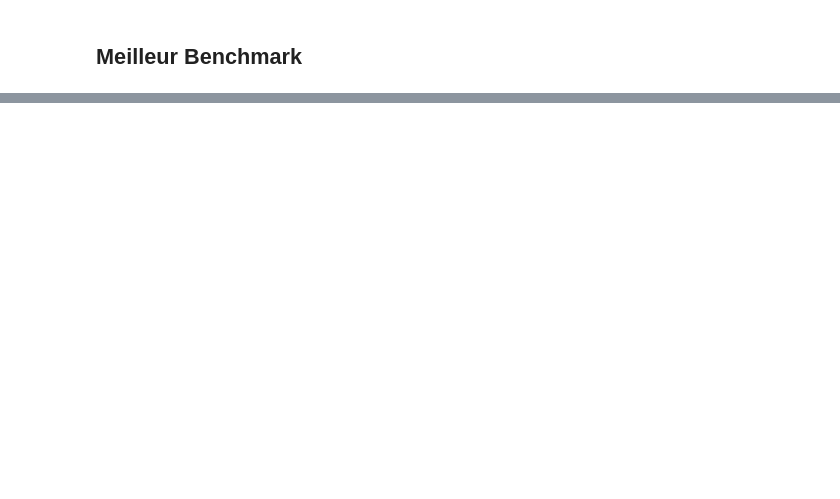
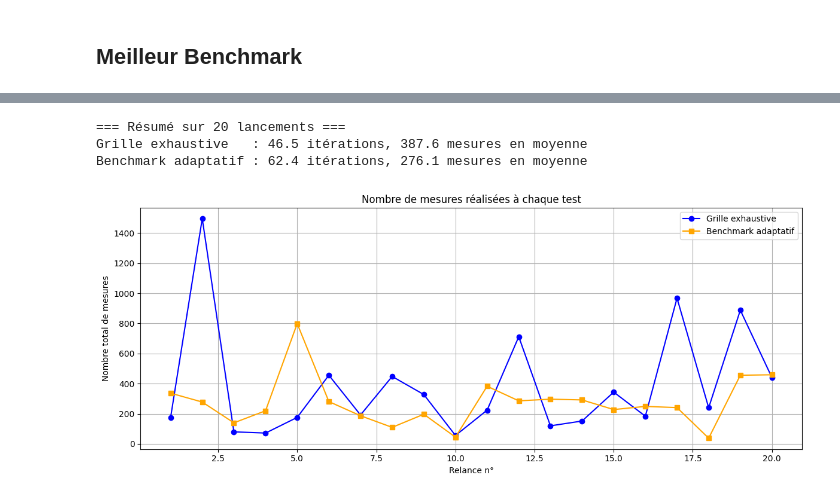
Before and after one commit to Quentin-ENSAE/ML-Parallel-Programming, a Jupyter notebook: Quentin/Benchmark_V7.ipynb, the cells around one changed output, grey strips where cells are left out. Drawn from its saved outputs; the diff is of its cells as text; code cells hidden in the pictures; blank space fills up the shorter version.

```diff
--- a/Quentin/Benchmark_V7.ipynb
+++ b/Quentin/Benchmark_V7.ipynb
@@ -177,0 +259,22 @@ plot_all_graphs(
+# %%
+# Affichage des moyennes
+print("=== Résumé sur", N_REPEATS, "lancements ===")
+print(f"Grille exhaustive   : {np.mean(iterations_grille):.1f} itérations, {np.mean(mesures_grille):.1f} mesures en moyenne")
+print(f"Benchmark adaptatif : {np.mean(iteration_smartB):.1f} itérations, {np.mean(mesures_smartB):.1f} mesures en moyenne")
+
+# Graphique des mesures réalisées à chaque test
+plt.figure(figsize=(12, 5))
+plt.plot(range(1, N_REPEATS+1), mesures_grille, marker='o', color='blue', label="Grille exhaustive")
+plt.plot(range(1, N_REPEATS+1), mesures_smartB, marker='s', color='orange', label="Benchmark adaptatif")
+plt.xlabel("Relance n°")
+plt.ylabel("Nombre total de mesures")
+plt.title("Nombre de mesures réalisées à chaque test")
+plt.legend()
+plt.grid(True)
+plt.tight_layout()
+plt.show()
+# %% [output]
+=== Résumé sur 20 lancements ===
+Grille exhaustive   : 46.5 itérations, 387.6 mesures en moyenne
+Benchmark adaptatif : 62.4 itérations, 276.1 mesures en moyenne
+[figure, added]
```
Also changed, not shown: parts of 9 cells of this notebook, 2 other files.
